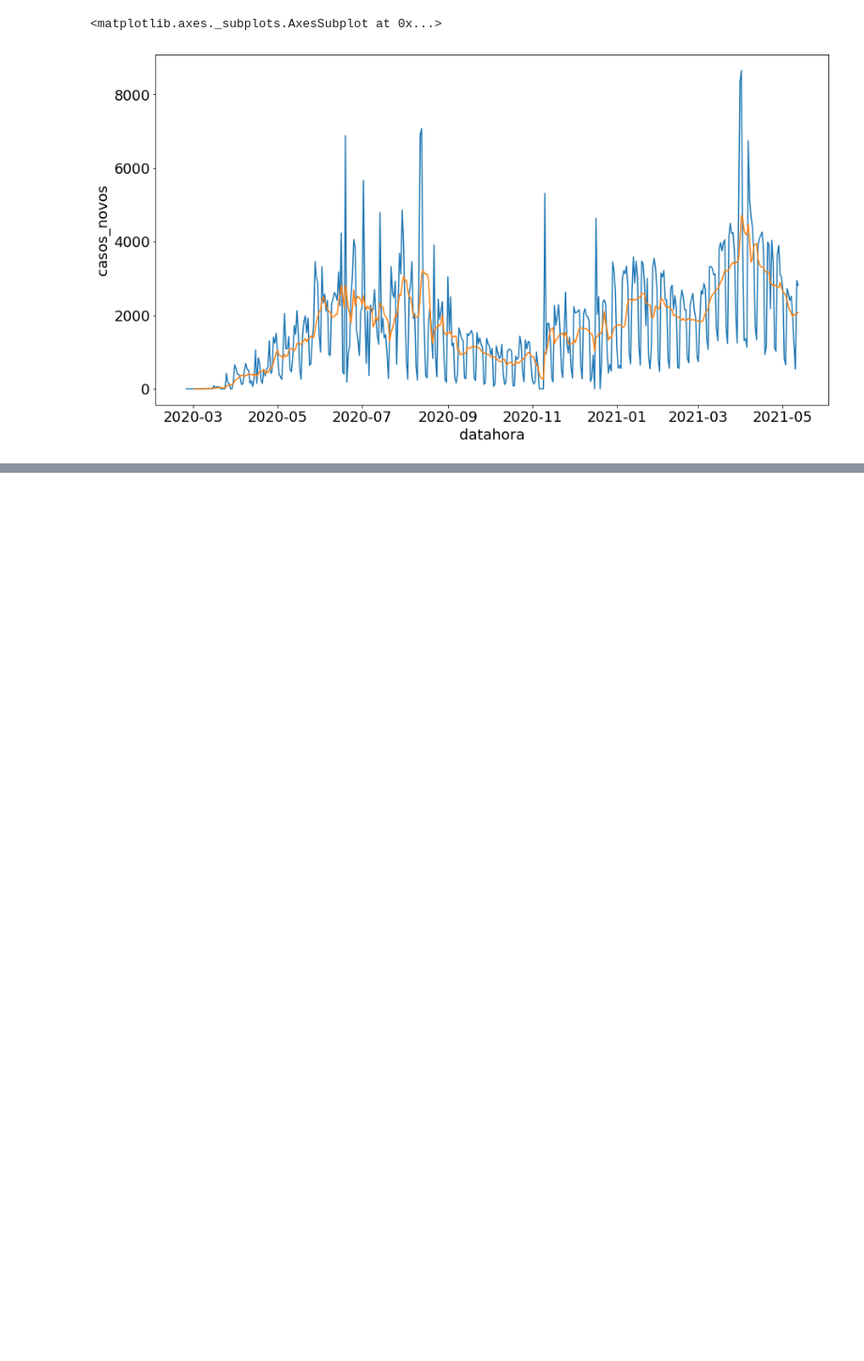
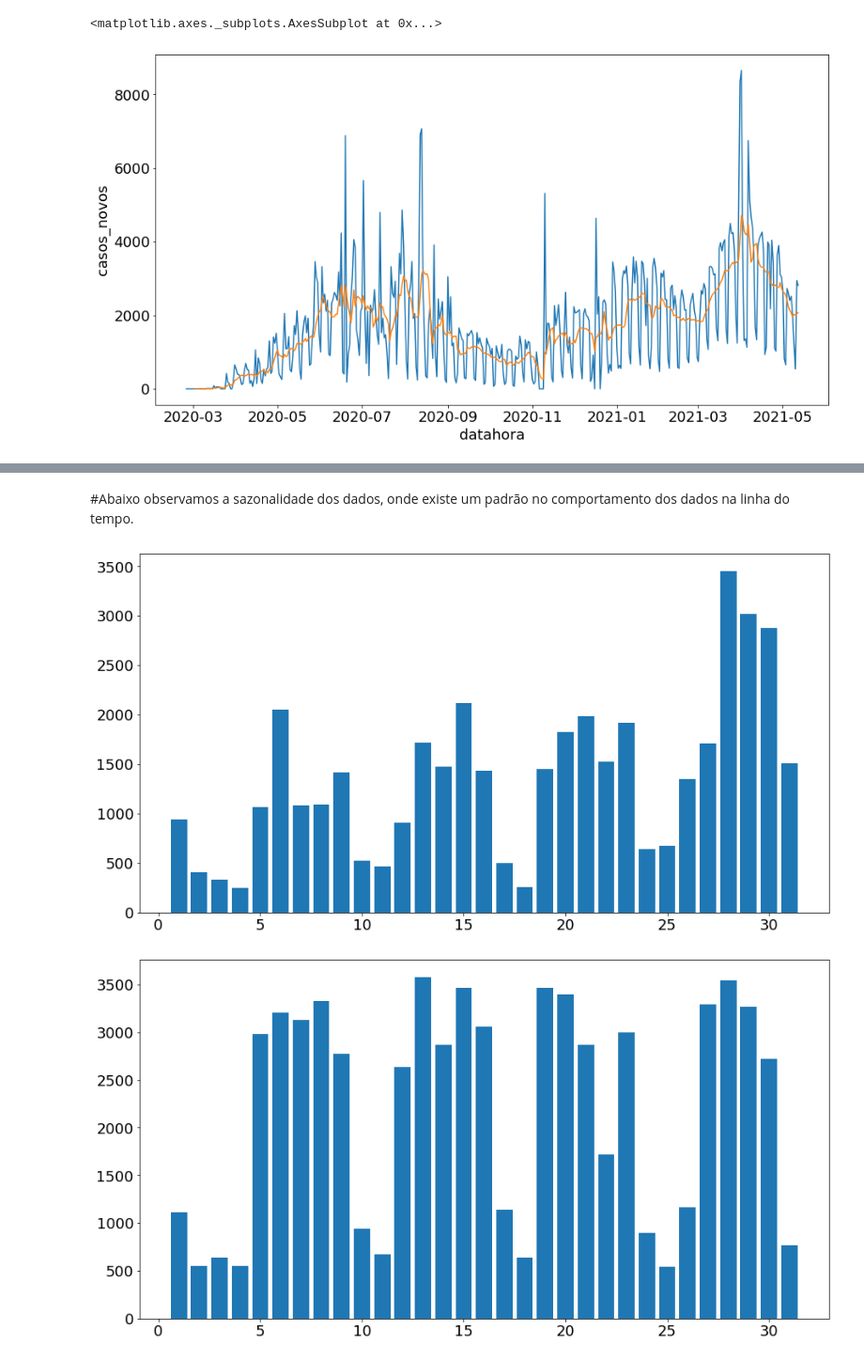
Before and after one commit to laugustovieira/prophet_covid, a Jupyter notebook: prophet_covid.ipynb, the cells around one changed output, grey strips where cells are left out. Shown at 94% size. Saved outputs shown, nothing was run; the diff lists cells and outputs as text; code cells hidden in the pictures; blank space fills up the shorter version.

```diff
--- a/prophet_covid.ipynb
+++ b/prophet_covid.ipynb
@@ -177,0 +189,22 @@ sns.lineplot(x="datahora", y="media_movel_casos", data=dados_sp )
+# %%
+dados_202005 = dados_sp.query("mes == 5 & ano == 2020")
+dados_202101 = dados_sp.query("mes == 1 & ano == 2021")
+dados_202102 = dados_sp.query("mes == 2 & ano == 2021")
+dados_202103 = dados_sp.query("mes == 3 & ano == 2021")
+dados_202104 = dados_sp.query("mes == 4 & ano == 2021")
+# %% [markdown]
+#Abaixo observamos a sazonalidade dos dados, onde existe um padrão no comportamento dos dados na linha do tempo.
+# %%
+plt.bar(np.linspace(1,31,31),  dados_202005["casos_novos"])
+plt.show()
+plt.bar(np.linspace(1,31,31),  dados_202101["casos_novos"])
+plt.show()
+plt.bar(np.linspace(1,28,28),  dados_202102["casos_novos"])
+plt.show()
+plt.bar(np.linspace(1,31,31),  dados_202103["casos_novos"])
+plt.show()
+plt.bar(np.linspace(1,30,30),  dados_202104["casos_novos"])
+plt.show()
+# %% [output]
+[figure, added]
+[figure, added]
```
Also changed, not shown: parts of 9 cells of this notebook.
